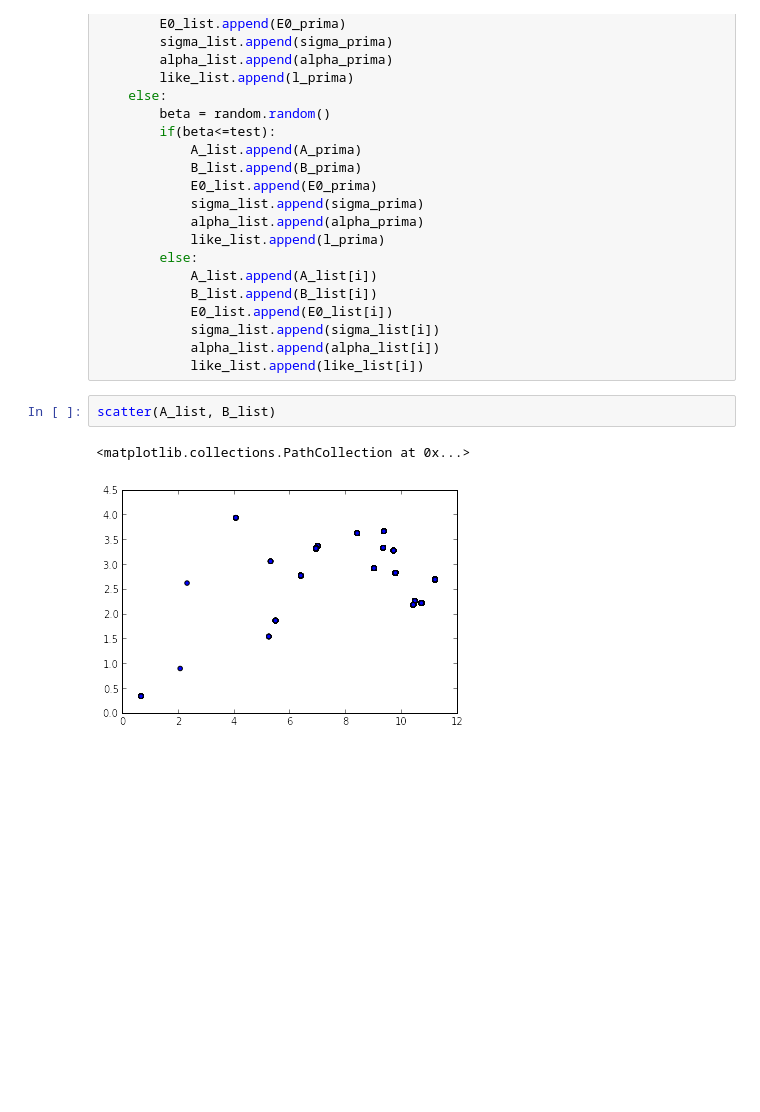
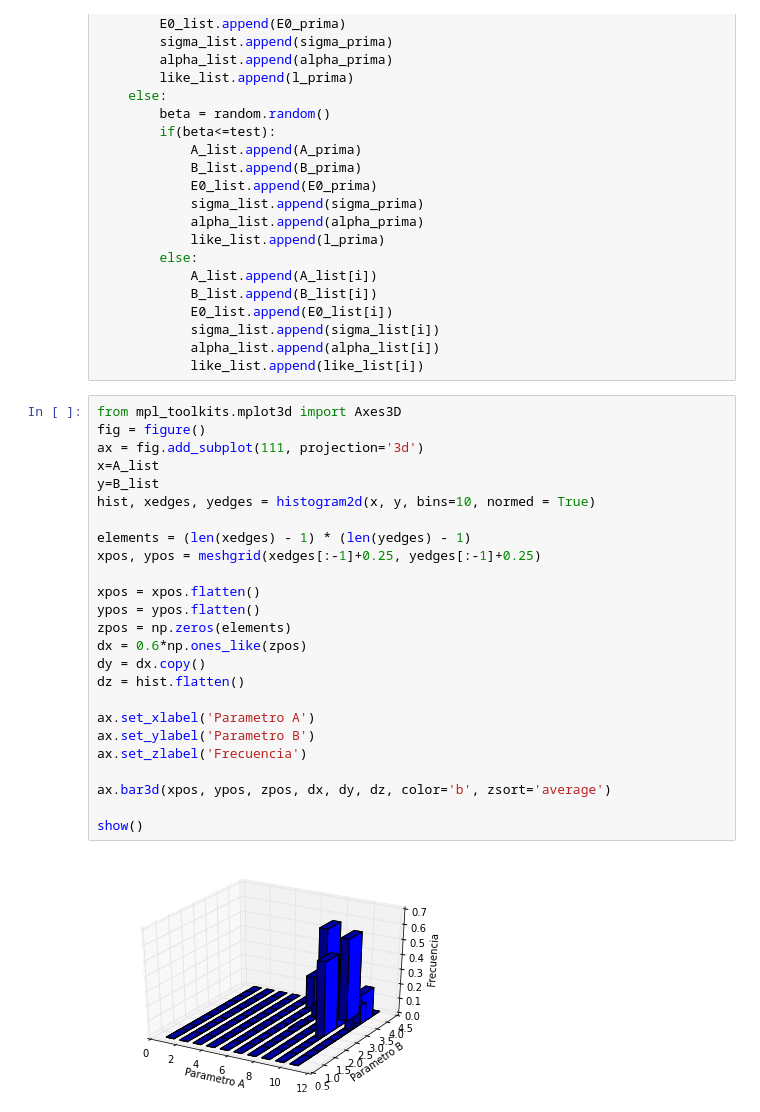
Before and after one commit to sergioandrescs/ipythonworks, a Jupyter notebook: Lineas_Emision.ipynb, the cells around one changed output. Drawn from its saved outputs; the diff is of its cells as text; blank space fills up the shorter version.

```diff
--- a/Lineas_Emision.ipynb
+++ b/Lineas_Emision.ipynb
@@ -90,8 +90,30 @@ for i in range (iterations):
             sigma_list.append(sigma_list[i])
             alpha_list.append(alpha_list[i])
             like_list.append(like_list[i])
-# %%
-scatter(A_list, B_list)
-# %% [output]
-<matplotlib.collections.PathCollection at 0x...>
-[figure, removed]
+# %%
+from mpl_toolkits.mplot3d import Axes3D
+fig = figure()
+ax = fig.add_subplot(111, projection='3d')
+x=A_list
+y=B_list
+hist, xedges, yedges = histogram2d(x, y, bins=10, normed = True)
+
+elements = (len(xedges) - 1) * (len(yedges) - 1)
+xpos, ypos = meshgrid(xedges[:-1]+0.25, yedges[:-1]+0.25)
+
+xpos = xpos.flatten()
+ypos = ypos.flatten()
+zpos = np.zeros(elements)
+dx = 0.6*np.ones_like(zpos)
+dy = dx.copy()
+dz = hist.flatten()
+
+ax.set_xlabel('Parametro A')
+ax.set_ylabel('Parametro B')
+ax.set_zlabel('Frecuencia')
+
+ax.bar3d(xpos, ypos, zpos, dx, dy, dz, color='b', zsort='average')
+
+show()
+# %% [output]
+[figure, added]
```
Also changed, not shown: parts of 10 cells of this notebook.
